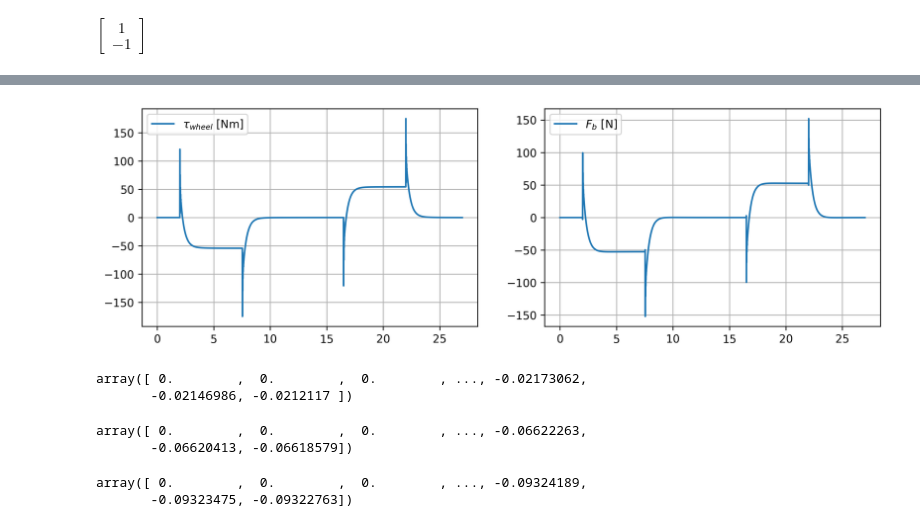
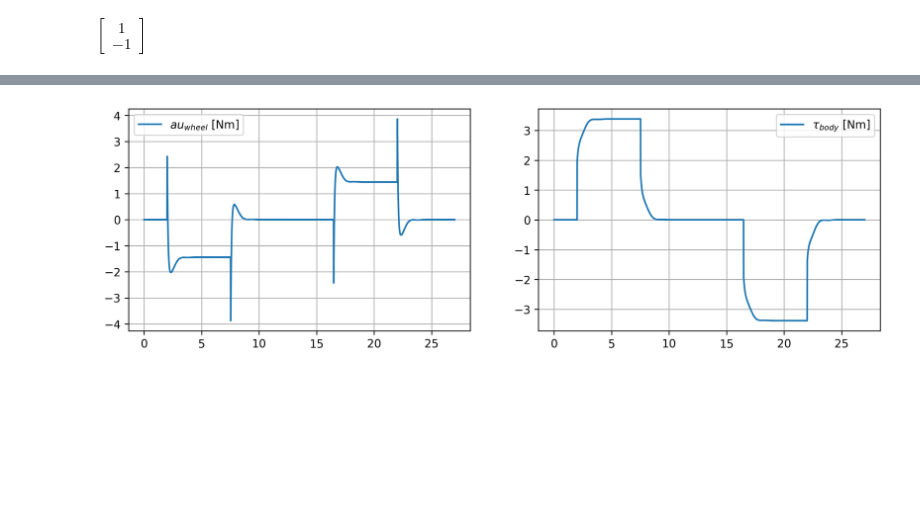
Before and after one commit to ssc166/joint_control, a Jupyter notebook: src/control_1/Dynamics.ipynb, the cells around one changed output, grey strips where cells are left out. Saved outputs shown, nothing was run; the diff lists cells and outputs as text; code cells hidden in the pictures; blank space fills up the shorter version.

```diff
--- a/src/control_1/Dynamics.ipynb
+++ b/src/control_1/Dynamics.ipynb
@@ -219,0 +262,12 @@ D = [[0.]
+# %%
+t_s, traj_s = Trapezoidal_Traj_Gen_Given_Amax_and_T(a,t_,0.01)
+
+
+phi_traj = traj_s/ 0.069
+
+pl.figure(1, figsize=(5,4), dpi=300)
+pl.plot(t_s, phi_traj)
+pl.legend(['theta_w ref [rad]', 'v ref [m/s]', 'a ref [m/s^2]'], loc='best')
+pl.grid()
+
+print('Vmax :', max(traj_s[:,1])*target_pos*3.6, 'km/r and Amax:', max(traj_s[:,2])*target_pos/9.81, 'g')
@@ -236,12 +341,0 @@ control.rlocus(sysc);
-# %%
-x0 = [0.1, 0, 0, 0]
-u = 0
-dt = 0.01
-tf = 10
-
-t, y = control.forced_response(sysc, X0=x0, T=pl.linspace(0,tf), transpose=True)
-
-plt.figure(1, figsize=(5,4), dpi=150)
-plt.plot(t, y);
-plt.legend([r'$theta_P$',r'$theta_w$',r'$\dot\theta_P$',r'$\dot\theta_w$'], loc='best')
-plt.grid()
@@ -340,10 +341,0 @@ array([ 4.36537980e+02, -3.59770212e-01,  1.47118550e+02,  1.97061182e+00])
-# %%
-Q = sp.Matrix([ [1,0,0,0],
-                [0,1,0,0],
-                [0,0,1,0],
-                [0,0,0,1] ])
-R = sp.Matrix([ [0.07,0],
-                [0,0.07] ])
-
-K, S, E = control.lqr(sys0.A, sys0.B, Q, R)
-K
@@ -469,36 +460,13 @@ pl.grid()
 # %%
 pl.figure(2, figsize=(12,8), dpi=300)
-
-
 pl.subplot(221);
 pl.plot(t_sim, u_sim[:,0]);
-pl.legend([r'$\tau_{wheel}$ [Nm]'], loc='best')
+pl.legend(['$\tau_{wheel}$ [Nm]'], loc='best')
 pl.grid()
-
-# pl.subplot(222);
-# pl.plot(t_sim, u_sim[:,1]*0.8);
-# pl.legend([r'$\tau_{body}$ [Nm]'], loc='best')
-# pl.grid()
 
 pl.subplot(222);
 pl.plot(t_sim, u_sim[:,1]);
-pl.legend([r'$F_b$ [N]'], loc='best')
+pl.legend([r'$\tau_{body}$ [Nm]'], loc='best')
 pl.grid()
 # %% [output]
-[figure, old version]
+[figure, new version]
-# %%
-u_sim[:,0]
-# %% [output]
-array([ 0.        ,  0.        ,  0.        , ..., -0.02173062,
-       -0.02146986, -0.0212117 ])
-# %%
-u_sim[:,1]*1.02
-# %% [output]
-array([ 0.        ,  0.        ,  0.        , ..., -0.06622263,
-       -0.06620413, -0.06618579])
-# %%
-u_all = u_sim[:,0]+u_sim[:,1]*1.02
-u_all
-# %% [output]
-array([ 0.        ,  0.        ,  0.        , ..., -0.09324189,
-       -0.09323475, -0.09322763])
```
Also changed, not shown: parts of 28 cells of this notebook, 4 other files.
